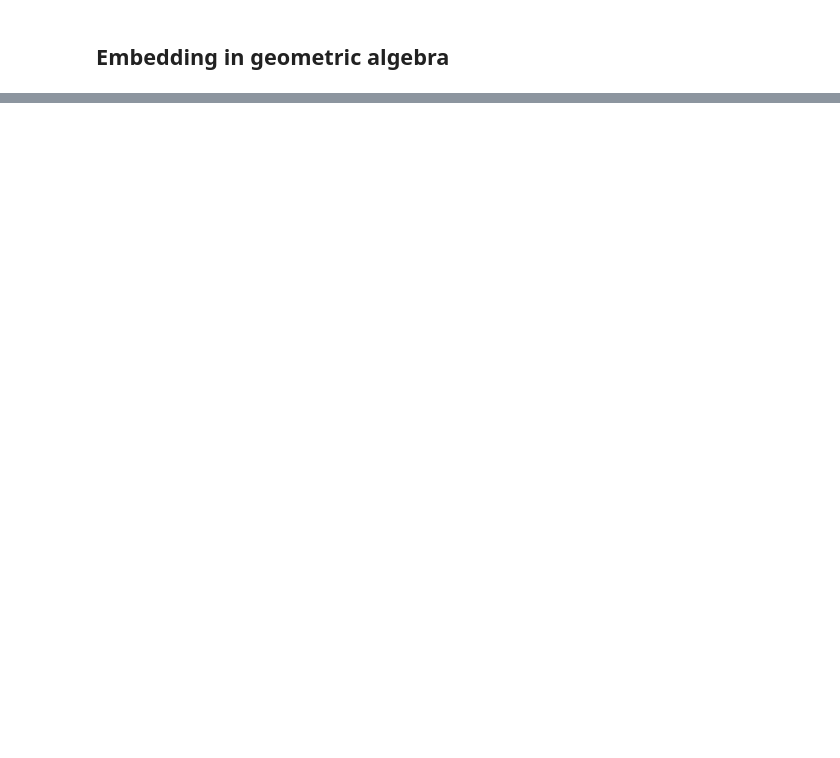
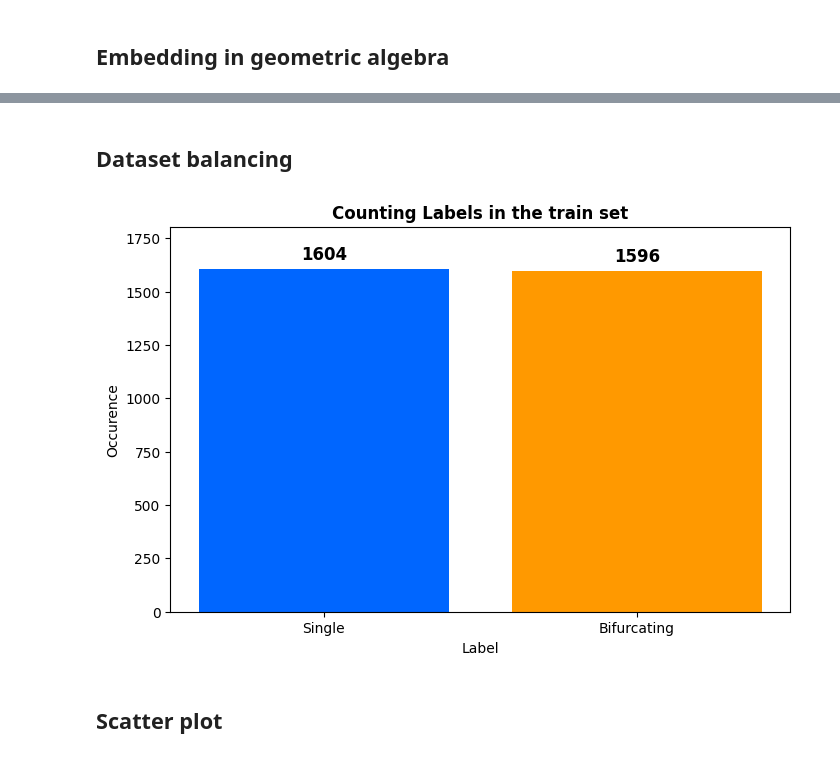
Before and after one commit to LorCir28/Geometric_Algebra_Transformer, a Jupyter notebook: code/[GATr]_Vessel_classification.ipynb, the cells around one changed output, grey strips where cells are left out. Saved outputs shown, nothing was run; the diff lists cells and outputs as text; code cells hidden in the pictures; blank space fills up the shorter version.

Commit message:
Terminated dataset and EDA parts

```diff
--- a/code/[GATr]_Vessel_classification.ipynb
+++ b/code/[GATr]_Vessel_classification.ipynb
@@ -336,0 +635,2 @@ single_embedded = embed_data(
+# %% [markdown]
+## Dataset balancing
@@ -336,0 +649,47 @@ single_embedded = embed_data(
+# %%
+def autolabel(ax,bars):
+    for bar in bars:
+        height = bar.get_height()
+        ax.annotate(
+            '{}'.format(height),
+            xy = (bar.get_x() + bar.get_width() / 2, height),
+            xytext = (0, 4),
+            textcoords = "offset points",
+            ha = 'center',
+            va = 'bottom',
+            weight = 'bold',
+            size = 12
+         )
+# %%
+def check_label_balance(train_file_path):
+    labels = read_labels(train_file_path)
+    categories = ['Single', 'Bifurcating']
+
+    color_0 = (0.0, 0.4, 1.0)
+    color_1 = (1.0, 0.6, 0.0)
+    bar_width = 0.8
+
+    fig, ax = plt.subplots(figsize = (8,5))
+
+    bars = ax.bar(
+        categories,
+        labels,
+        color = [color_0, color_1],
+        width = bar_width,
+        align = 'center'
+     )
+
+    ax.set_xlabel('Label')
+    ax.set_ylabel('Occurence')
+    ax.set_title('Counting Labels in the train set', weight = 'bold')
+
+    autolabel(ax,bars)
+
+    plt.ylim(ymax = max(labels) + 200)
+    plt.show()
+# %%
+check_label_balance(global_var['train_path'])
+# %% [output]
+[figure, added]
+# %% [markdown]
+## Scatter plot
```
Also changed, not shown: parts of 32 cells of this notebook.
